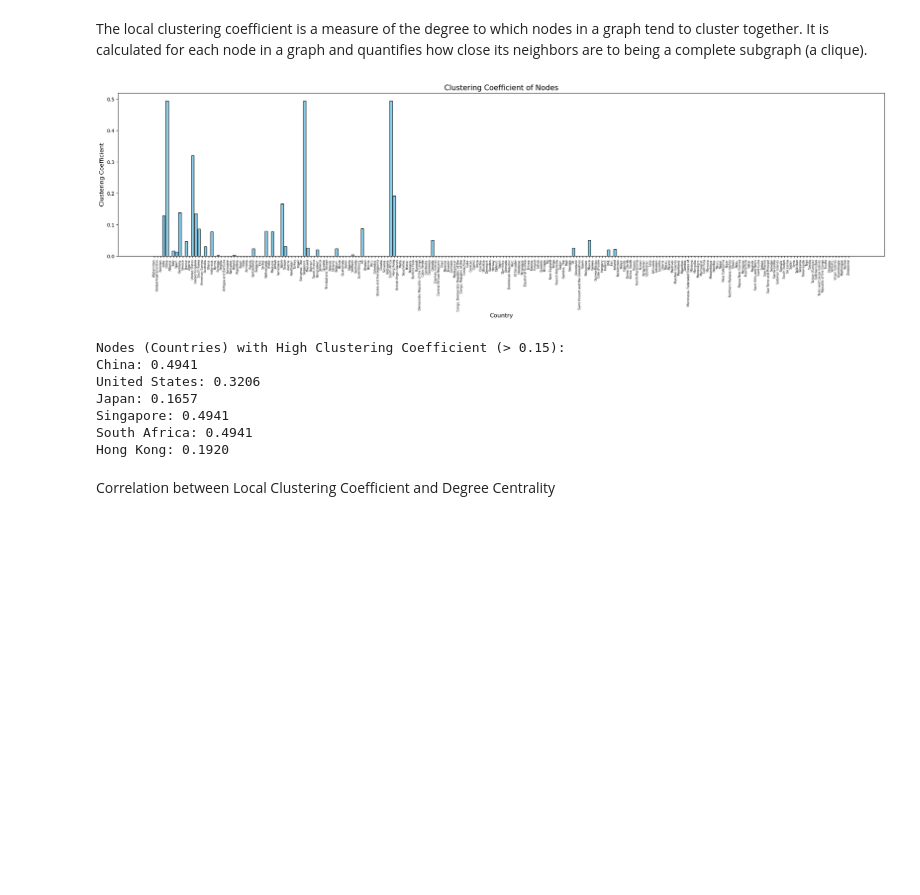
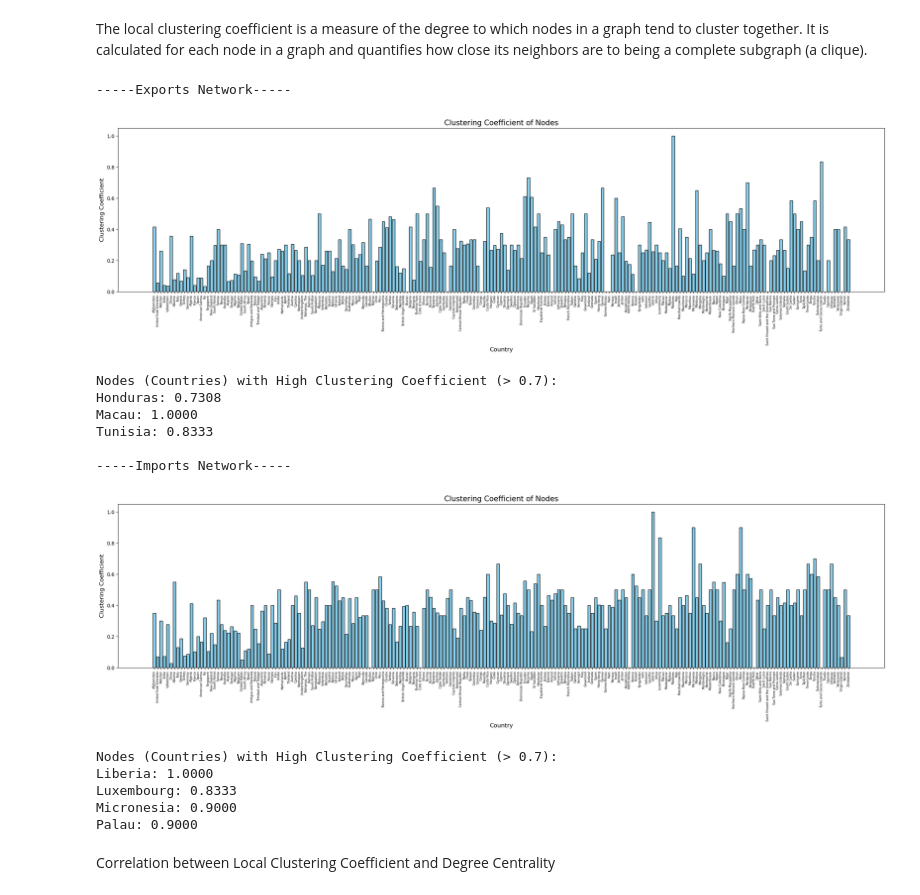
Before and after one commit to Flebio/sna_import_export, a Jupyter notebook: import_export.ipynb, the cells around one changed output. Saved outputs shown, nothing was run; the diff lists cells and outputs as text; code cells hidden in the pictures; blank space fills up the shorter version.

```diff
--- a/import_export.ipynb
+++ b/import_export.ipynb
@@ -143,0 +183,7 @@ Number of nodes: 218
+# %%
+nodes_export = set(G_exports.nodes())
+nodes_import = set(G_imports.nodes())
+
+common_nodes = nodes_export.intersection(nodes_import)
+
+print(f"Number of common nodes: {len(common_nodes)}")
@@ -143,0 +192,11 @@ Number of nodes: 218
+# %%
+# Create subgraphs with only the common nodes
+G_export = G_exports.subgraph(common_nodes).copy()
+G_import = G_imports.subgraph(common_nodes).copy()
+
+eliminated_from_exports = nodes_export - common_nodes
+eliminated_from_imports = nodes_import - common_nodes
+
+countries = G_import.nodes()
+print(f"Nodes eliminated from export graph: {eliminated_from_exports}")
+print(f"Nodes eliminated from import graph: {eliminated_from_imports}")
@@ -148,10 +210,11 @@ Degree Centrailty
 # %% [markdown]
 Nodes with high degree centrality have a large number of connections and are considered influential or important within the network. Nodes with high degree centrality can be critical for maintaining the integrity of the network. Their removal might significantly disrupt the network's connectivity.
 # %%
-degree_centrality = nx.degree_centrality(G)
+degree_centrality_export = nx.degree_centrality(G_export)
+degree_centrality_import = nx.degree_centrality(G_import)
 
-countries = list(degree_centrality.keys())
-degree_centrality_values = list(degree_centrality.values())
+degree_centrality_values_export = list(degree_centrality_export.values())
+degree_centrality_values_import = list(degree_centrality_import.values())
 
 # Plot histogram
 def centrality(countries, cent, centrality_values, type, threshold):
@@ -169,5 +232,8 @@ def centrality(countries, cent, centrality_values, type, threshold):
         print(f"{node}: {centrality:.4f}")
     return high_centrality_nodes
 
-high_degree_nodes = centrality(countries, degree_centrality, degree_centrality_values, type='Degree Centrality',threshold=0.3)
+print("-----Exports Network-----")
+high_degree_nodes_export = centrality(countries, degree_centrality_export, degree_centrality_values_export, type='Degree Centrality',threshold=0.3)
+print("\n-----Imports Network-----")
+high_degree_nodes_import = centrality(countries, degree_centrality_import, degree_centrality_values_import, type='Degree Centrality',threshold=0.3)
 # %% [output]
@@ -364,19 +587,30 @@ Local Clustering coefficient
 # %% [markdown]
 The local clustering coefficient is a measure of the degree to which nodes in a graph tend to cluster together. It is calculated for each node in a graph and quantifies how close its neighbors are to being a complete subgraph (a clique).
 # %%
-clustering_coeffs = nx.eigenvector_centrality(G)
-clustering_coeffs_values = list(clustering_coeffs.values())
+clustering_coeffs_export = nx.clustering(G_export)
+clustering_coeffs_import = nx.clustering(G_import)
+clustering_coeffs_values_export = list(clustering_coeffs_export.values())
+clustering_coeffs_values_import = list(clustering_coeffs_import.values())
 
-high_eigenvector_nodes = centrality(countries, clustering_coeffs, clustering_coeffs_values, type='Clustering Coefficient',threshold=0.15)
+print("-----Exports Network-----")
+high_clustering_nodes_export = centrality(countries, clustering_coeffs_export, clustering_coeffs_values_export, type='Clustering Coefficient',threshold=0.7)
+print("\n-----Imports Network-----")
+high_clustering_nodes_import = centrality(countries, clustering_coeffs_import, clustering_coeffs_values_import, type='Clustering Coefficient',threshold=0.7)
 # %% [output]
+-----Exports Network-----
-[figure, old version]
+[figure, new version]
-Nodes (Countries) with High Clustering Coefficient (> 0.15):
-China: 0.4941
-United States: 0.3206
-Japan: 0.1657
-Singapore: 0.4941
-South Africa: 0.4941
-Hong Kong: 0.1920
+Nodes (Countries) with High Clustering Coefficient (> 0.7):
+Honduras: 0.7308
+Macau: 1.0000
+Tunisia: 0.8333
+
+-----Imports Network-----
+[figure, added]
+Nodes (Countries) with High Clustering Coefficient (> 0.7):
+Liberia: 1.0000
+Luxembourg: 0.8333
+Micronesia: 0.9000
+Palau: 0.9000
 # %% [markdown]
 Correlation between Local Clustering Coefficient and Degree Centrality
 # %% [markdown]
```
Also changed, not shown: parts of 34 cells of this notebook.
